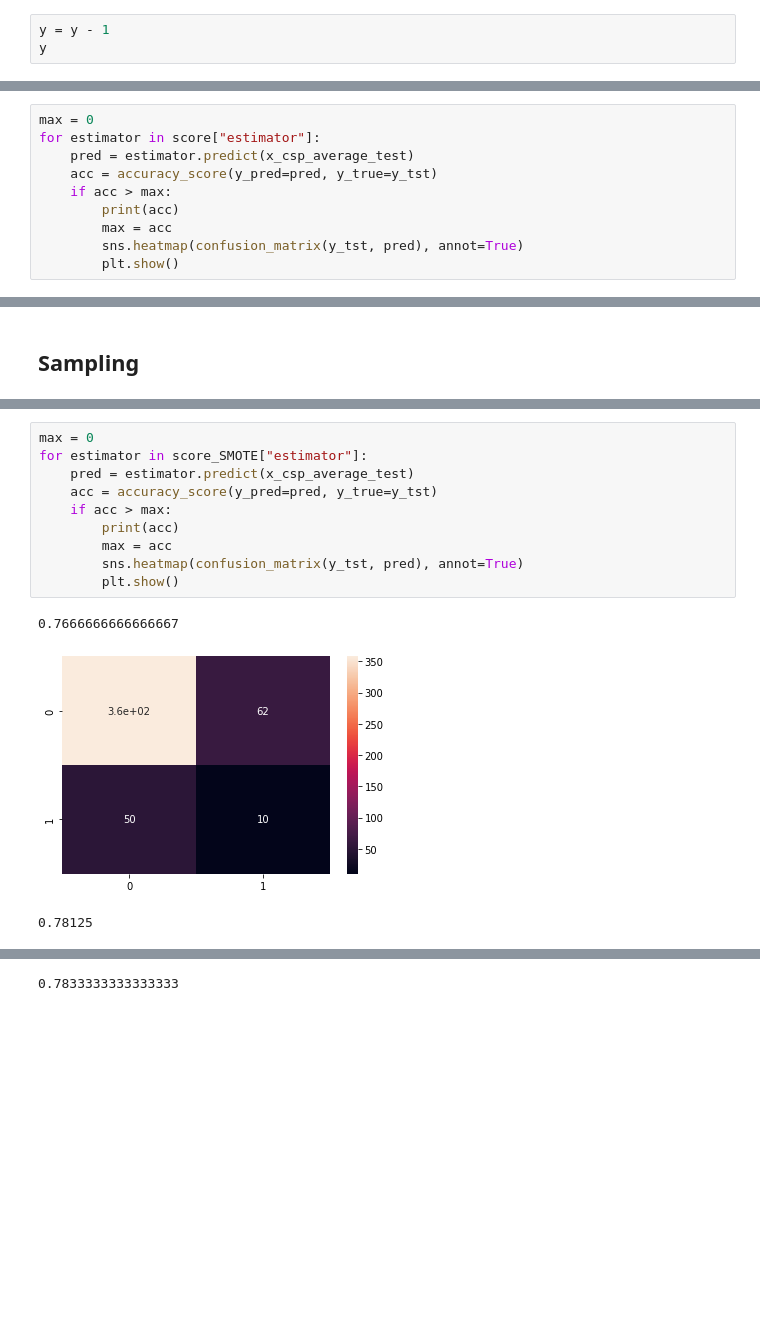
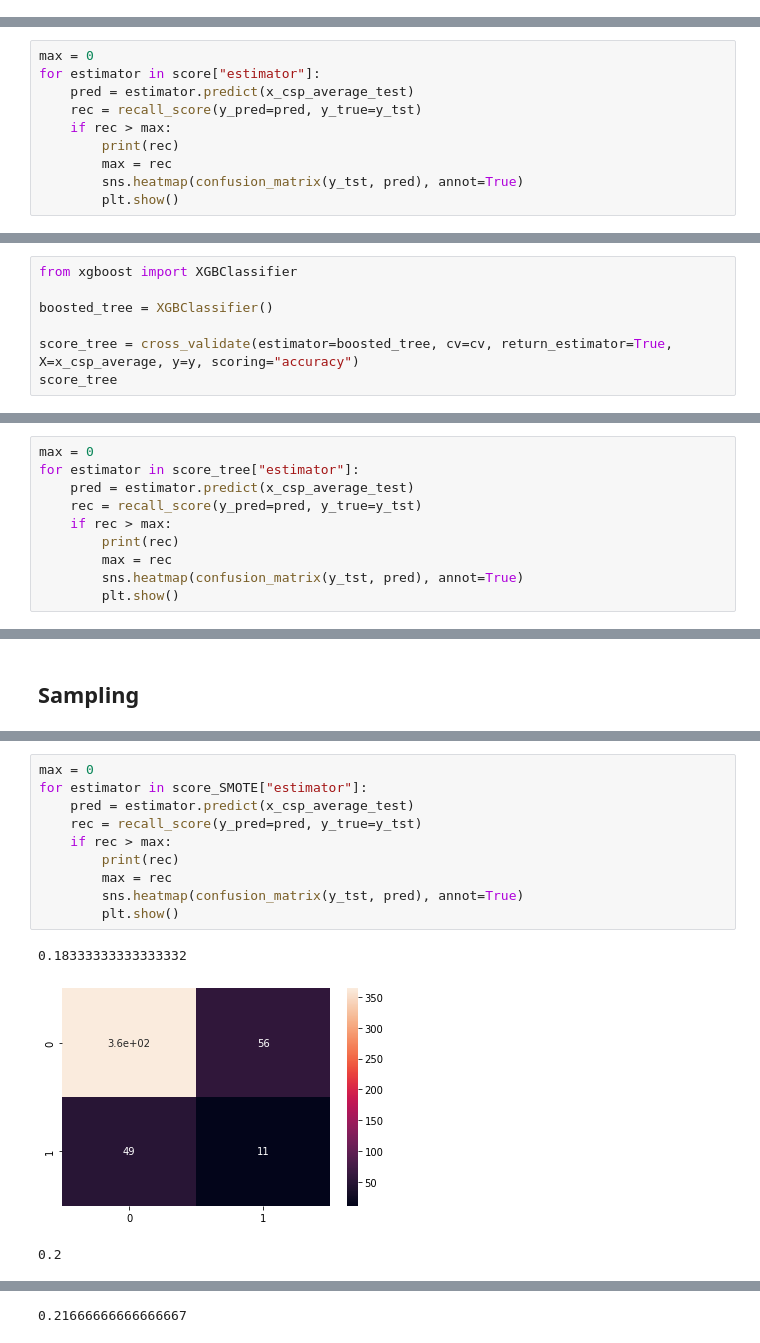
Before and after one commit to MaximMangematinM/poc_concensiousness, a Jupyter notebook: awake.ipynb, the cells around one changed output, grey strips where cells are left out. Saved outputs shown, nothing was run; the diff lists cells and outputs as text; blank space fills up the shorter version.

```diff
--- a/awake.ipynb
+++ b/awake.ipynb
@@ -68,6 +69,3 @@ Reducing data rank from 8 -> 8
  [-0.04988749 -0.4538856  -1.01266451 -1.21901488 -1.06053201 -0.01805965]
  [ 0.7344182  -0.5214834  -0.56665054  0.05419206 -0.80953653 -1.49719722]
  [-1.56027926 -0.66720475 -0.7227454  -0.80674491 -0.04341267 -1.77096568]]
-# %%
-y = y - 1
-y
@@ -212,9 +174,9 @@ accuracy_score(y_pred=pred, y_true=y_tst)
 max = 0
 for estimator in score["estimator"]:
     pred = estimator.predict(x_csp_average_test)
-    acc = accuracy_score(y_pred=pred, y_true=y_tst)
-    if acc > max:
-        print(acc)
-        max = acc
+    rec = recall_score(y_pred=pred, y_true=y_tst)
+    if rec > max:
+        print(rec)
+        max = rec
         sns.heatmap(confusion_matrix(y_tst, pred), annot=True)
         plt.show()
@@ -225,0 +185,7 @@ for estimator in score["estimator"]:
+# %%
+from xgboost import XGBClassifier
+
+boosted_tree = XGBClassifier()
+
+score_tree = cross_validate(estimator=boosted_tree, cv=cv, return_estimator=True, X=x_csp_average, y=y, scoring="accuracy")
+score_tree
@@ -225,0 +210,10 @@ for estimator in score["estimator"]:
+# %%
+max = 0
+for estimator in score_tree["estimator"]:
+    pred = estimator.predict(x_csp_average_test)
+    rec = recall_score(y_pred=pred, y_true=y_tst)
+    if rec > max:
+        print(rec)
+        max = rec
+        sns.heatmap(confusion_matrix(y_tst, pred), annot=True)
+        plt.show()
@@ -301,16 +279,16 @@ score_SMOTE
 # %%
 max = 0
 for estimator in score_SMOTE["estimator"]:
     pred = estimator.predict(x_csp_average_test)
-    acc = accuracy_score(y_pred=pred, y_true=y_tst)
-    if acc > max:
-        print(acc)
-        max = acc
+    rec = recall_score(y_pred=pred, y_true=y_tst)
+    if rec > max:
+        print(rec)
+        max = rec
         sns.heatmap(confusion_matrix(y_tst, pred), annot=True)
         plt.show()
 # %% [output]
-0.7666666666666667
+0.18333333333333332
-[figure, old version]
+[figure, new version]
-0.78125
+0.2
 [figure]
-0.7833333333333333
+0.21666666666666667
```
Also changed, not shown: parts of 24 cells of this notebook, 1 other file.
